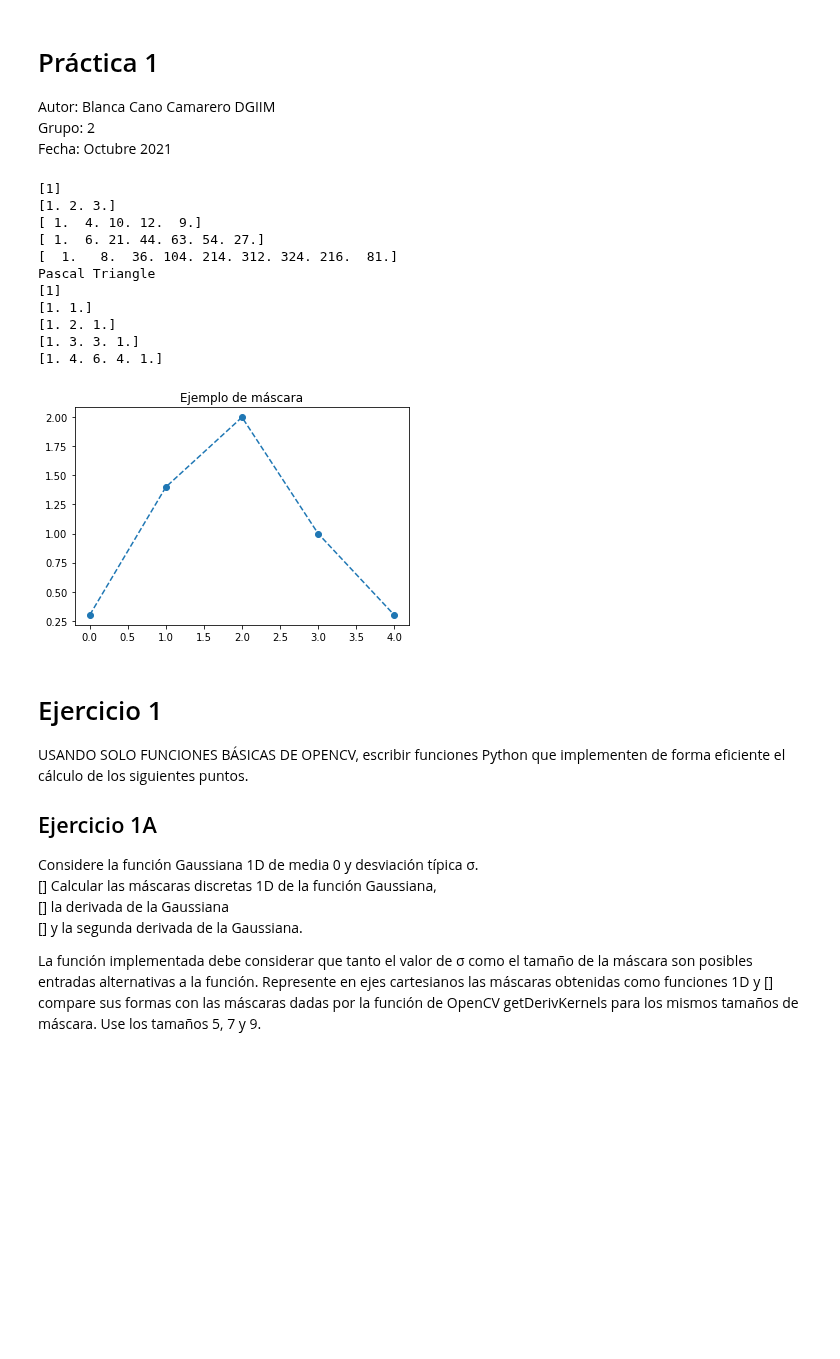
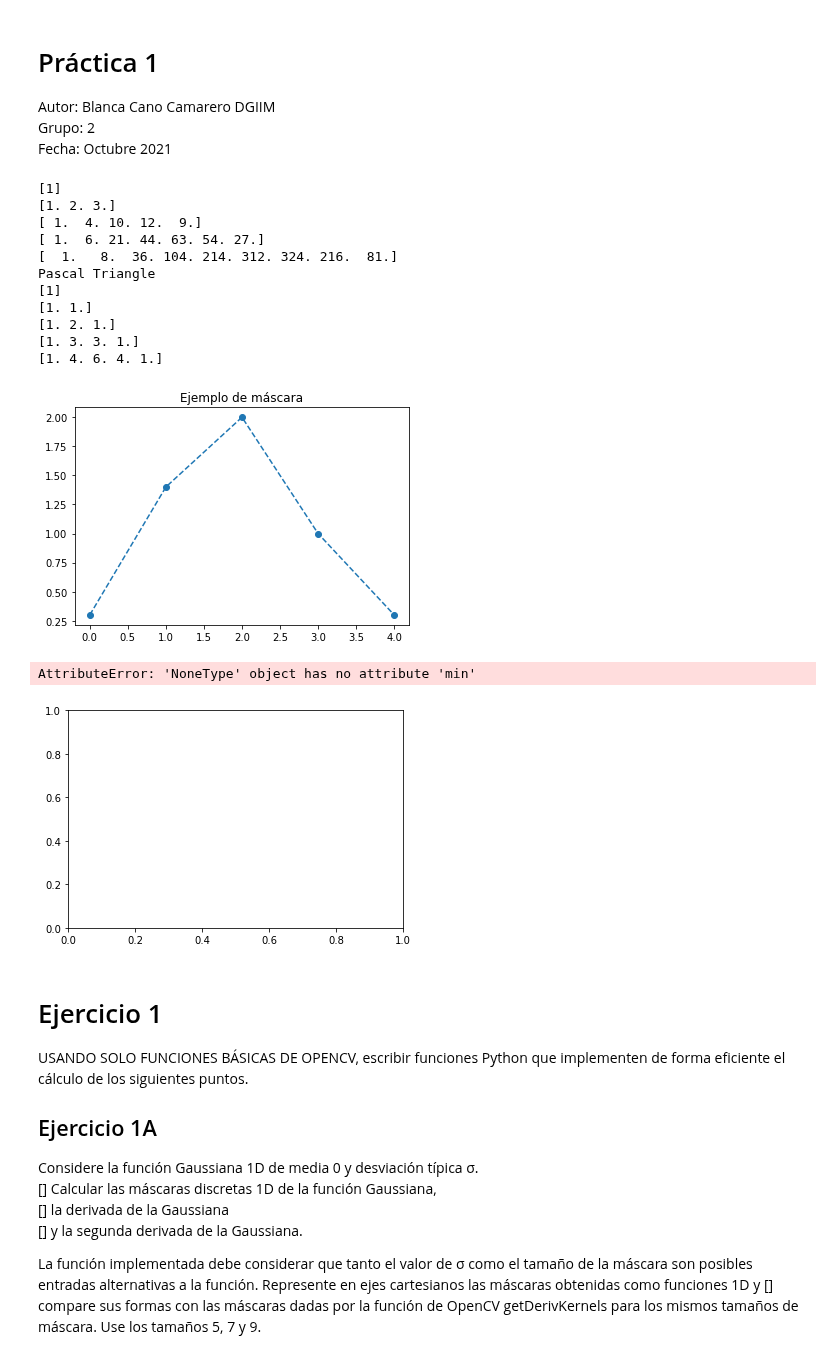
Before and after one commit to BlancaCC/Computer-vision, a Jupyter notebook: practica_1/practica_1.ipynb, the cells around one changed output. Saved outputs shown, nothing was run; the diff lists cells and outputs as text; code cells hidden in the pictures; blank space fills up the shorter version.

```diff
--- a/practica_1/practica_1.ipynb
+++ b/practica_1/practica_1.ipynb
@@ -12,14 +12,42 @@ import matplotlib.pyplot as plt
 import numpy as np
 import scipy.special
 
+# ___ Lectura de imágenes___
 # path carpeta con imágenes
 path = './media'
 
-# Display test
+# Reutilizamos código de la práctica inicial
+def ReadImagen(filename, flagColor):
+  '''
+  @param filename: nombre de la foto
+  @para flagColor: boolean escala de grises o color
+  '''
+  return cv.imread(filename, flagColor)
+## Flags
+flagColor = cv.IMREAD_ANYCOLOR
+flagGrey = cv.IMREAD_GRAYSCALE
+
+# Path de las imágenes
+path_bicycle = path + 'bicycle.bmp'
+path_bird = path + 'bird.bmp'
+path_cat = path + 'cat.bmp'
+
+# Leemos las imágenes
+img_bicycle = ReadImagen(path_bicycle, flagColor)
+img_bird = ReadImagen(path_bird, flagColor)
+img_cat = ReadImagen(path_cat, flagColor)
+
+# Para pintar imágenes
+def Normalize (img):
+    ''' Transforma una imagen de números reales
+    al intervalo [0,1]
+    '''
+    return cv.normalize(img, None, 0.0, 0.1, cv.NORM_MINMAX)
+# TODO print img
+# ____ Display test ___
 TESTS_ON = True
 
-# Assets
-
+# ___ Assets___
 def Normaliza(array):
     return np.array(array) /np.sum(array)
 
@@ -72,33 +100,38 @@ if TESTS_ON:
     print(initial_array)
     for i in range(n):
         initial_array = Convolution1D(initial_array, mask)
         print(initial_array)
 
     print('Pascal Triangle')
     initial_array = [1]
     mask = [1,1]
     n = 4
     print(initial_array)
     for i in range(n):
         initial_array = Convolution1D(initial_array, mask)
         print(initial_array)
 
 
     # Test para máscara
     MuestreaMascara([0.3,1.4, 2,1,0.3], 'Ejemplo de máscara')
+
+    # Test de dibujo
+    pintaI(img_bicycle)
 # %% [output]
 [1]
 [1. 2. 3.]
 [ 1.  4. 10. 12.  9.]
 [ 1.  6. 21. 44. 63. 54. 27.]
 [  1.   8.  36. 104. 214. 312. 324. 216.  81.]
 Pascal Triangle
 [1]
 [1. 1.]
 [1. 2. 1.]
 [1. 3. 3. 1.]
 [1. 4. 6. 4. 1.]
 [figure]
+AttributeError: 'NoneType' object has no attribute 'min'
+[figure, added]
 # %% [markdown]
 # Ejercicio 1
 USANDO SOLO FUNCIONES BÁSICAS DE OPENCV, escribir funciones Python que implementen de forma eficiente el cálculo de los siguientes puntos.
```
Also changed, not shown: parts of 2 cells of this notebook, 10 other files.
